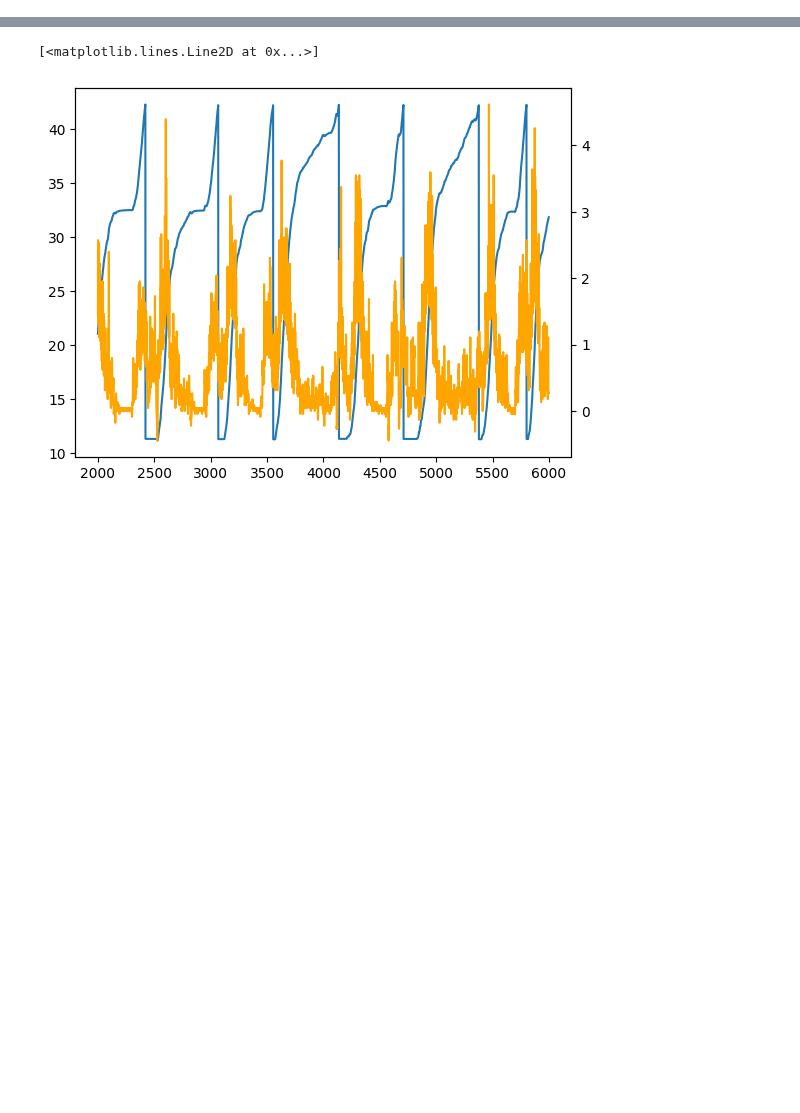
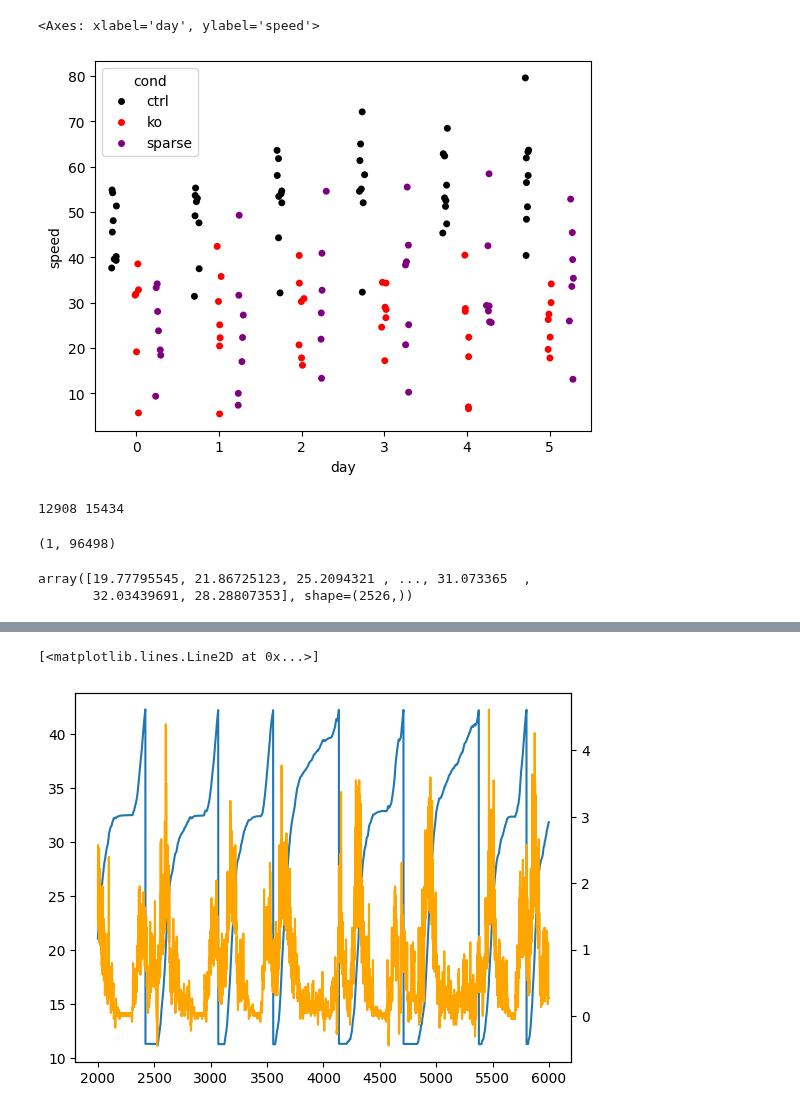
Before and after one commit to GiocomoLab/STX3KO_analyses, a Jupyter notebook: notebooks/supp_figs/fig_s4_running/running_analyses.ipynb, the cells around one changed output, grey strips where cells are left out. Saved outputs shown, nothing was run; the diff lists cells and outputs as text; code cells hidden in the pictures; blank space fills up the shorter version.

```diff
--- a/notebooks/supp_figs/fig_s4_running/running_analyses.ipynb
+++ b/notebooks/supp_figs/fig_s4_running/running_analyses.ipynb
@@ -35,0 +266,28 @@ sess = u.load_vr_day(ko_mice[0],5, pkldir = '/mnt/BigDisk/YMaze_VR_Pkls')
+# %%
+fig, ax = plt.subplots()
+tmp_df = df.groupby(['mouse', 'day', 'cond'])['speed'].mean().reset_index()
+
+sns.stripplot(data = tmp_df,
+              x='day',
+              y='speed',
+              hue='cond',
+              hue_order=['ctrl', 'ko', 'sparse'],
+              palette=['black','red', 'purple'],
+              dodge=True,ax = ax,
+              )
+# %% [output]
+<Axes: xlabel='day', ylabel='speed'>
+[figure, added]
+# %%
+print(prev_block_ind, first_block_ind)
+# %% [output]
+12908 15434
+# %%
+print(sess.timeseries['raw_speed'].shape)
+# %% [output]
+(1, 96498)
+# %%
+sess.timeseries['raw_speed'][0,prev_block_ind:first_block_ind]
+# %% [output]
+array([19.77795545, 21.86725123, 25.2094321 , ..., 31.073365  ,
+       32.03439691, 28.28807353], shape=(2526,))
```
Also changed, not shown: parts of 15 cells of this notebook, 5 other files.
